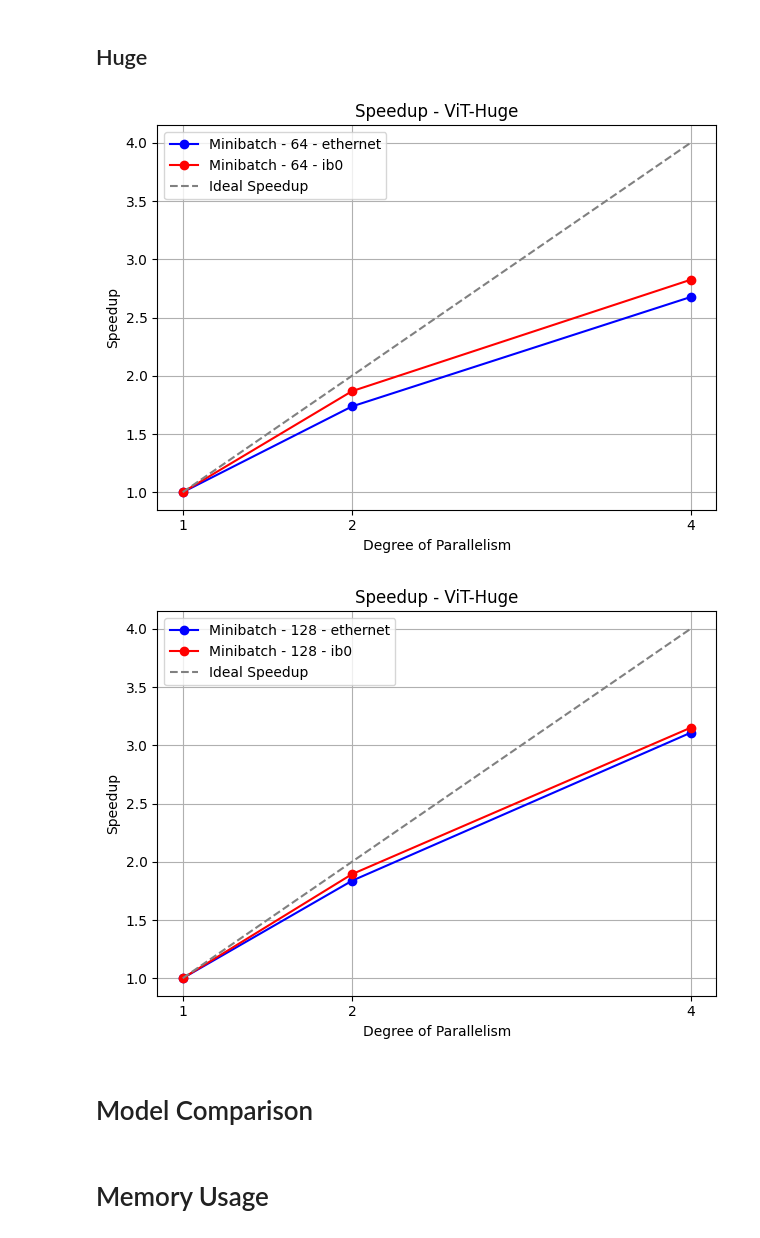
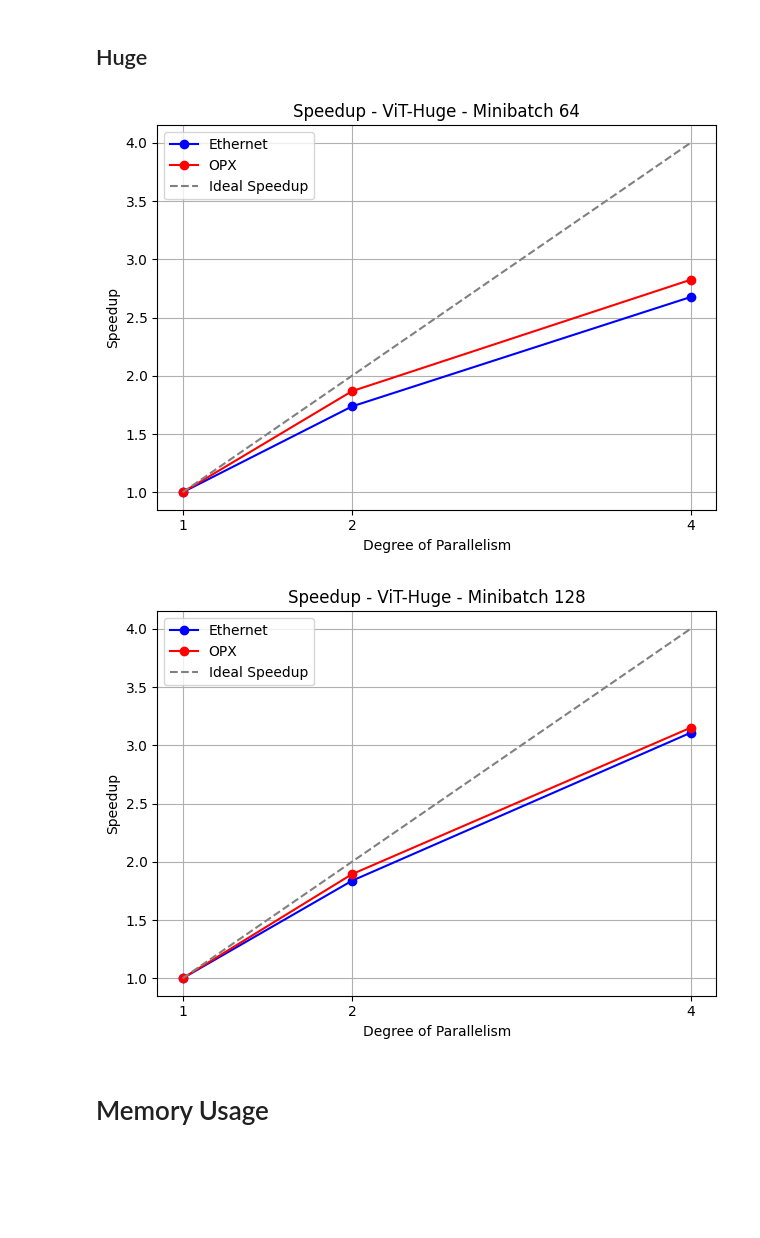
Before and after one commit to JacopoRaffi/Master_Thesis, a Jupyter notebook: analysis/ddp.ipynb, the cells around one changed output. Saved outputs shown, nothing was run; the diff lists cells and outputs as text; code cells hidden in the pictures; blank space fills up the shorter version.

```diff
--- a/analysis/ddp.ipynb
+++ b/analysis/ddp.ipynb
@@ -187,18 +187,16 @@ ddp_1_h_128_ib0 = ddp_1_h_128_ib0[ddp_1_h_128_ib0['phase'] == 'train']
 ddp_2_h_128_ib0 = ddp_2_h_128_ib0[ddp_2_h_128_ib0['phase'] == 'train']
 ddp_4_h_128_ib0 = ddp_4_h_128_ib0[ddp_4_h_128_ib0['phase'] == 'train']
 # %%
-plot_speedup([ddp_1_h_64_eth1, ddp_2_h_64_eth1, ddp_4_h_64_eth1], "Speedup - ViT-Huge", "Minibatch - 64 - ethernet", color='blue', plot_ideal=False)
-plot_speedup([ddp_1_h_64_ib0, ddp_2_h_64_ib0, ddp_4_h_64_ib0], "Speedup - ViT-Huge", "Minibatch - 64 - ib0", color='red', plot_ideal=True)
+plot_speedup([ddp_1_h_64_eth1, ddp_2_h_64_eth1, ddp_4_h_64_eth1], "Speedup - ViT-Huge - Minibatch 64", "Ethernet", color='blue', plot_ideal=False)
+plot_speedup([ddp_1_h_64_ib0, ddp_2_h_64_ib0, ddp_4_h_64_ib0], "Speedup - ViT-Huge - Minibatch 64", "OPX", color='red', plot_ideal=True)
 plt.tight_layout()
 # %% [output]
-[figure, old version]
+[figure, new version]
 # %%
-plot_speedup([ddp_1_h_128_eth1, ddp_2_h_128_eth1, ddp_4_h_128_eth1], "Speedup - ViT-Huge", "Minibatch - 128 - ethernet", color='blue', plot_ideal=False)
-plot_speedup([ddp_1_h_128_ib0, ddp_2_h_128_ib0, ddp_4_h_128_ib0], "Speedup - ViT-Huge", "Minibatch - 128 - ib0", color='red', plot_ideal=True)
+plot_speedup([ddp_1_h_128_eth1, ddp_2_h_128_eth1, ddp_4_h_128_eth1], "Speedup - ViT-Huge - Minibatch 128", "Ethernet", color='blue', plot_ideal=False)
+plot_speedup([ddp_1_h_128_ib0, ddp_2_h_128_ib0, ddp_4_h_128_ib0], "Speedup - ViT-Huge - Minibatch 128", "OPX", color='red', plot_ideal=True)
 plt.tight_layout()
 # %% [output]
-[figure, old version]
+[figure, new version]
-# %% [markdown]
-# Model Comparison
 # %% [markdown]
 # Memory Usage
```
Also changed, not shown: parts of 6 cells of this notebook.
